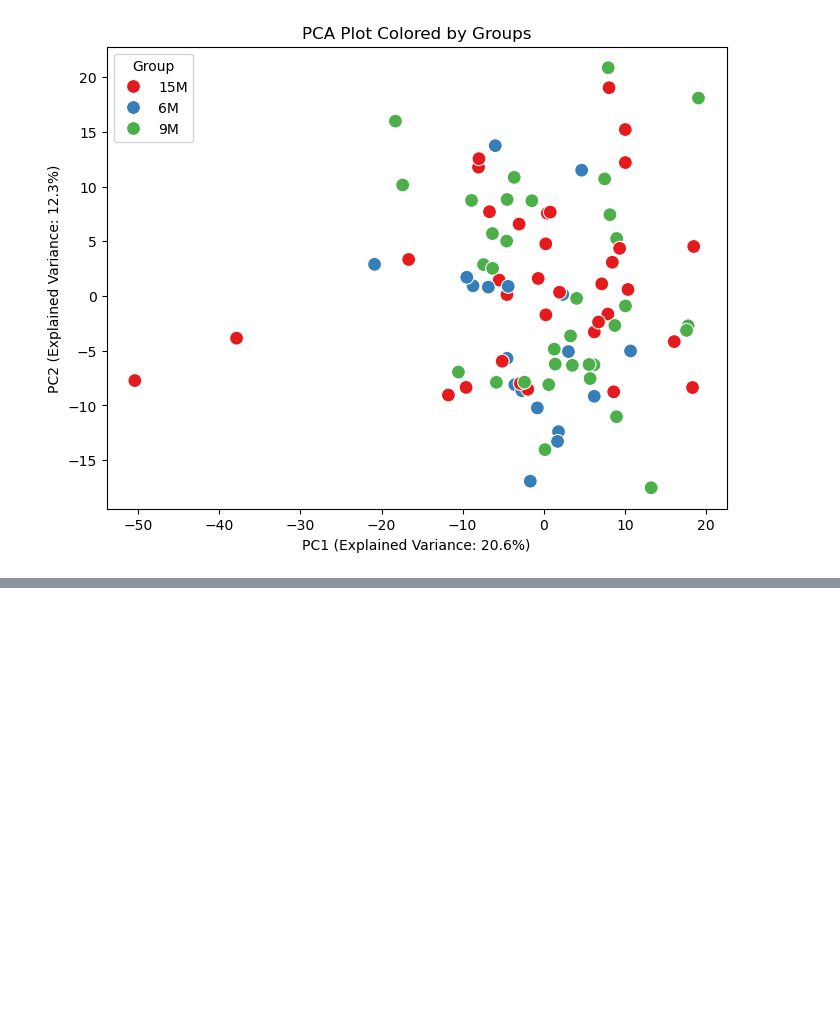
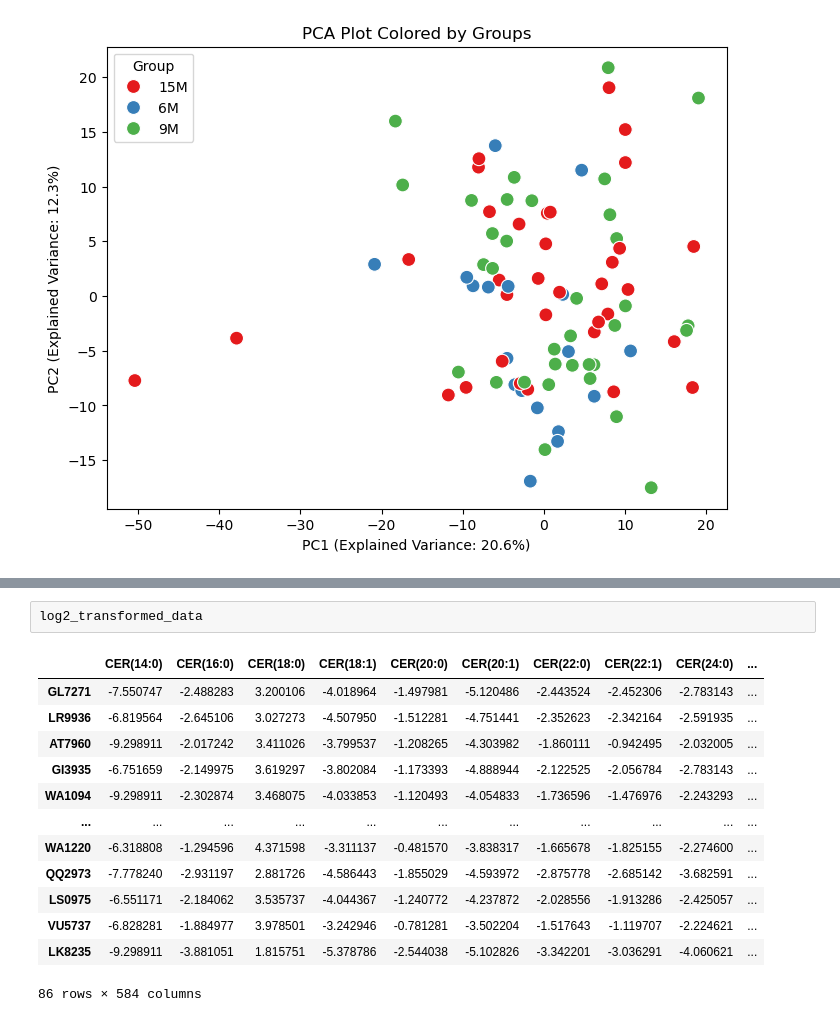
Before and after one commit to RaymondSHANG/P3_metabolon, a Jupyter notebook: code/data_preprocessing_lipidomics_Species.ipynb, the cells around one changed output, grey strips where cells are left out. Cells and saved outputs as stored; diff of their text form; blank space fills up the shorter version.

```diff
--- a/code/data_preprocessing_lipidomics_Species.ipynb
+++ b/code/data_preprocessing_lipidomics_Species.ipynb
@@ -581,0 +601,16 @@ plt.show()
+# %%
+log2_transformed_data
+# %% [output]
+|  | CER(14:0) | CER(16:0) | CER(18:0) | CER(18:1) | CER(20:0) | CER(20:1) | CER(22:0) | CER(22:1) | CER(24:0) | ... |
+| GL7271 | -7.550747 | -2.488283 | 3.200106 | -4.018964 | -1.497981 | -5.120486 | -2.443524 | -2.452306 | -2.783143 | ... |
+| LR9936 | -6.819564 | -2.645106 | 3.027273 | -4.507950 | -1.512281 | -4.751441 | -2.352623 | -2.342164 | -2.591935 | ... |
+| AT7960 | -9.298911 | -2.017242 | 3.411026 | -3.799537 | -1.208265 | -4.303982 | -1.860111 | -0.942495 | -2.032005 | ... |
+| GI3935 | -6.751659 | -2.149975 | 3.619297 | -3.802084 | -1.173393 | -4.888944 | -2.122525 | -2.056784 | -2.783143 | ... |
+| WA1094 | -9.298911 | -2.302874 | 3.468075 | -4.033853 | -1.120493 | -4.054833 | -1.736596 | -1.476976 | -2.243293 | ... |
+| ... | ... | ... | ... | ... | ... | ... | ... | ... | ... | ... |
+| WA1220 | -6.318808 | -1.294596 | 4.371598 | -3.311137 | -0.481570 | -3.838317 | -1.665678 | -1.825155 | -2.274600 | ... |
+| QQ2973 | -7.778240 | -2.931197 | 2.881726 | -4.586443 | -1.855029 | -4.593972 | -2.875778 | -2.685142 | -3.682591 | ... |
+| LS0975 | -6.551171 | -2.184062 | 3.535737 | -4.044367 | -1.240772 | -4.237872 | -2.028556 | -1.913286 | -2.425057 | ... |
+| VU5737 | -6.828281 | -1.884977 | 3.978501 | -3.242946 | -0.781281 | -3.502204 | -1.517643 | -1.119707 | -2.224621 | ... |
+| LK8235 | -9.298911 | -3.881051 | 1.815751 | -5.378786 | -2.544038 | -5.102826 | -3.342201 | -3.036291 | -4.060621 | ... |
+86 rows × 584 columns
```
Also changed, not shown: parts of 13 cells of this notebook.
